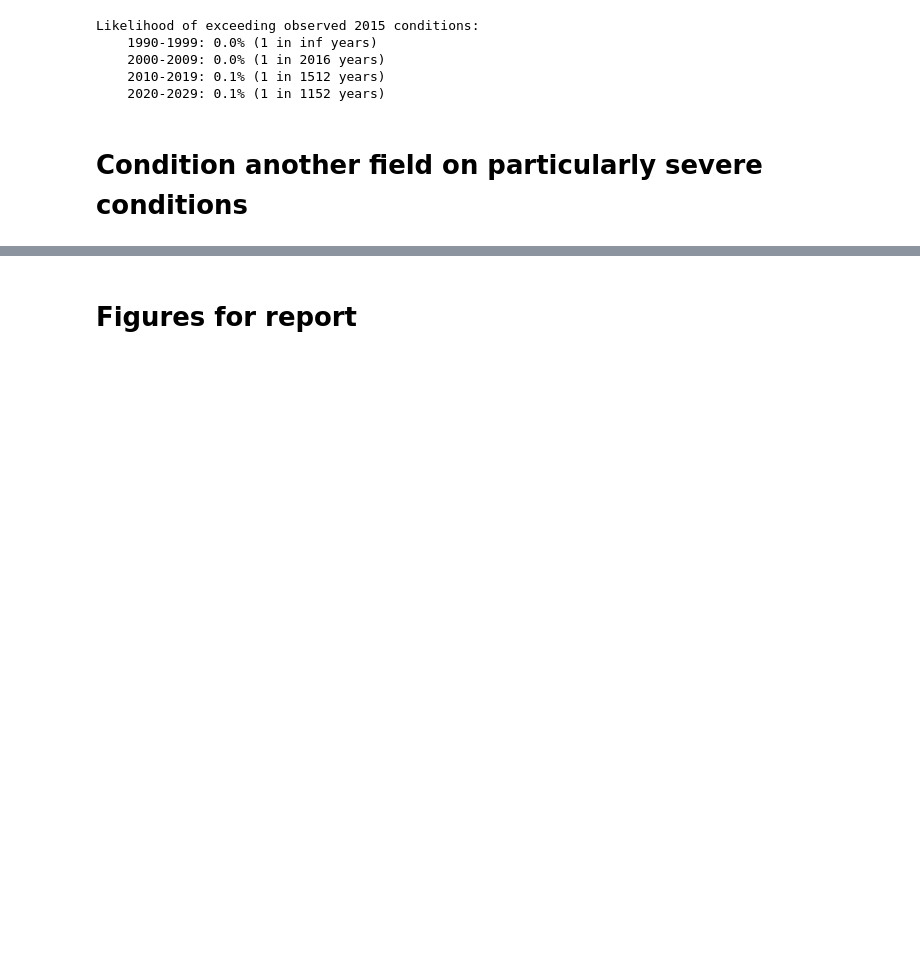
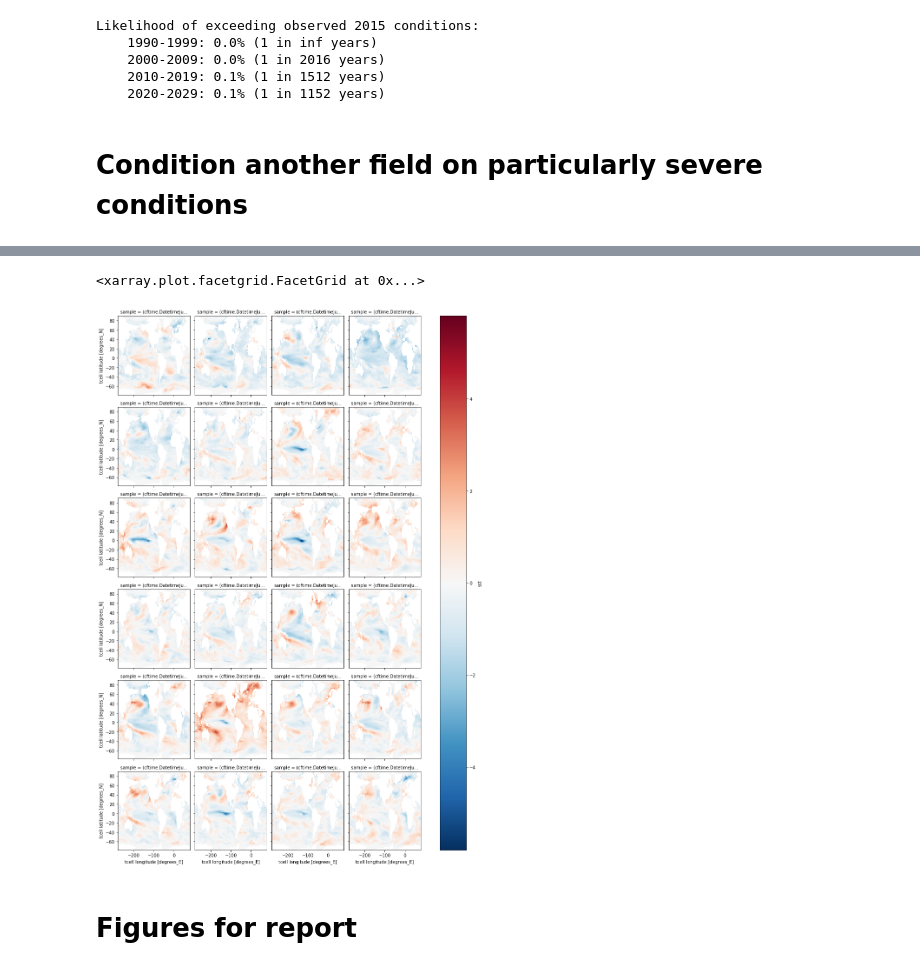
Before and after one commit to dougiesquire/hydro_tasmania, a Jupyter notebook: 2020/2.0_unseen.ipynb, the cells around one changed output, grey strips where cells are left out. Cells and saved outputs as stored; diff of their text form; code cells hidden in the pictures; blank space fills up the shorter version.

```diff
--- a/2020/2.0_unseen.ipynb
+++ b/2020/2.0_unseen.ipynb
@@ -351,3 +359,8 @@ test[COND_VARIABLE].plot()
+# %%
+gt[COND_VARIABLE].plot(x="xt_ocean", y="yt_ocean", col="sample", col_wrap=4)
+# %% [output]
+<xarray.plot.facetgrid.FacetGrid at 0x...>
+[figure, added]
 # %%
 cluster.close()
 client.close()
```
Also changed, not shown: parts of 9 cells of this notebook.
